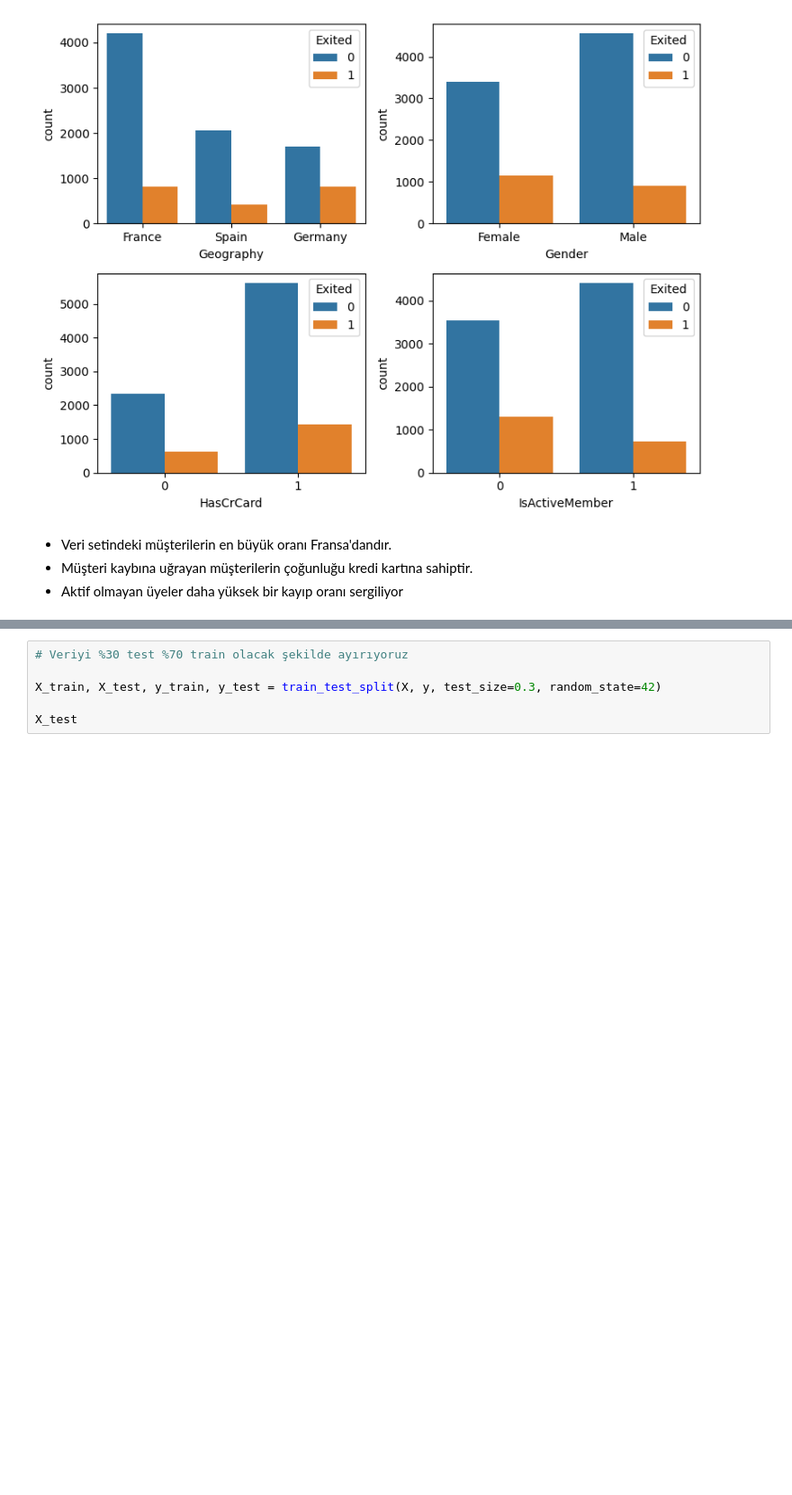
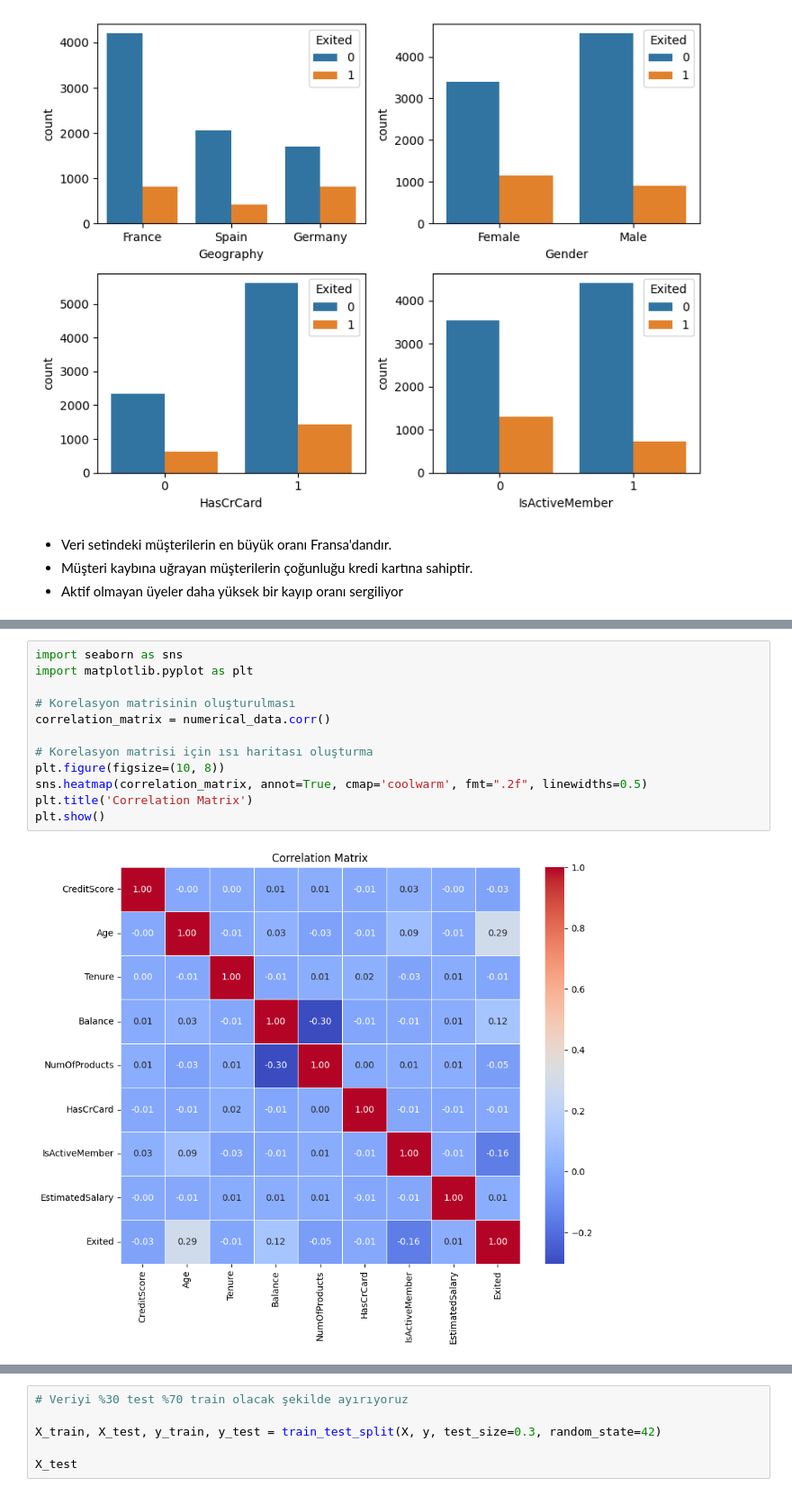
Before and after one commit to rmynzl/calismalarim, a Jupyter notebook: Rümeysa_Nazlı_234329040_churn.ipynb, the cells around one changed output, grey strips where cells are left out. Shown: that part at 90% size. Cells and saved outputs as stored; diff of their text form; blank space fills up the shorter version.

```diff
--- a/Rümeysa_Nazlı_234329040_churn.ipynb
+++ b/Rümeysa_Nazlı_234329040_churn.ipynb
@@ -150,3 +150,17 @@ print(y[:5])
  [0. 1.]
  [1. 0.]
  [1. 0.]]
+# %%
+import seaborn as sns
+import matplotlib.pyplot as plt
+
+# Korelasyon matrisinin oluşturulması
+correlation_matrix = numerical_data.corr()
+
+# Korelasyon matrisi için ısı haritası oluşturma
+plt.figure(figsize=(10, 8))
+sns.heatmap(correlation_matrix, annot=True, cmap='coolwarm', fmt=".2f", linewidths=0.5)
+plt.title('Correlation Matrix')
+plt.show()
+# %% [output]
+[figure, added]
```
Also changed, not shown: parts of 5 cells of this notebook.
